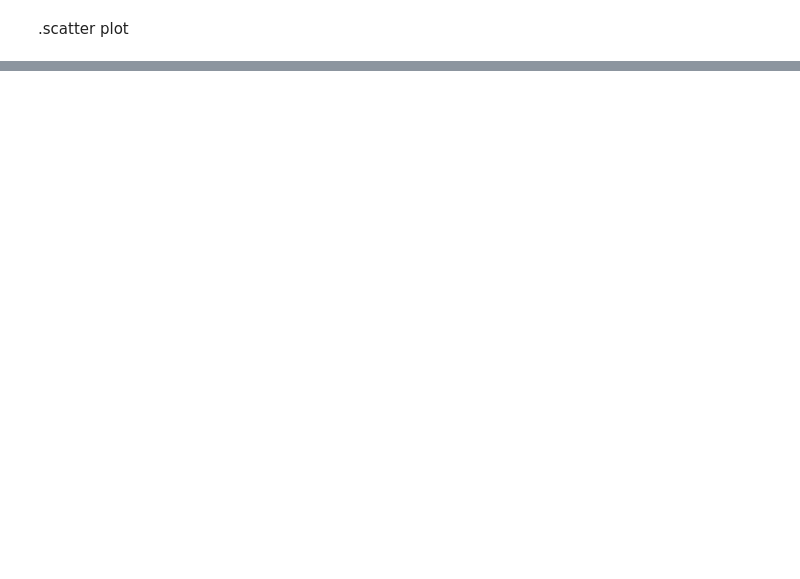
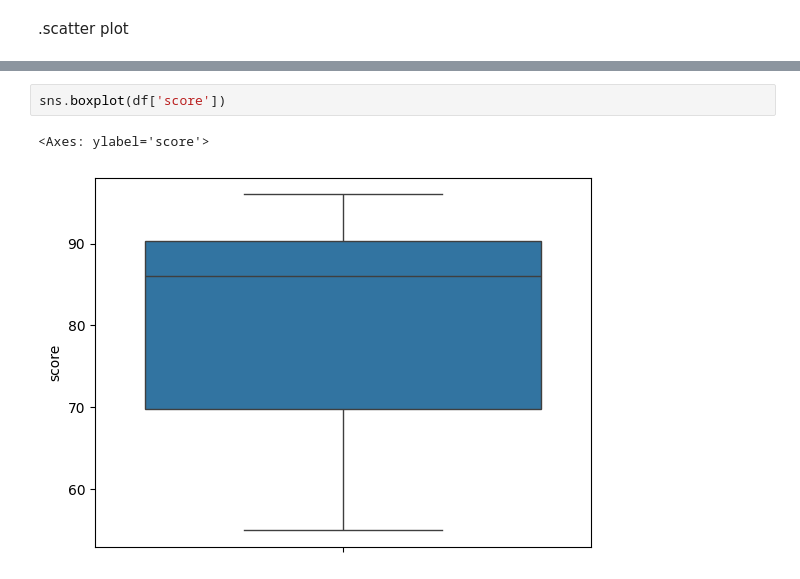
Before and after one commit to MDjunaidmgove/colab, a Jupyter notebook: dataaset.ipynb, the cells around one changed output, grey strips where cells are left out. Saved outputs shown, nothing was run; the diff lists cells and outputs as text; blank space fills up the shorter version.

```diff
--- a/dataaset.ipynb
+++ b/dataaset.ipynb
@@ -251,0 +234,5 @@ plt.show()
+# %%
+sns.boxplot(df['score'])
+# %% [output]
+<Axes: ylabel='score'>
+[figure, added]
```
Also changed, not shown: parts of 29 cells of this notebook.
